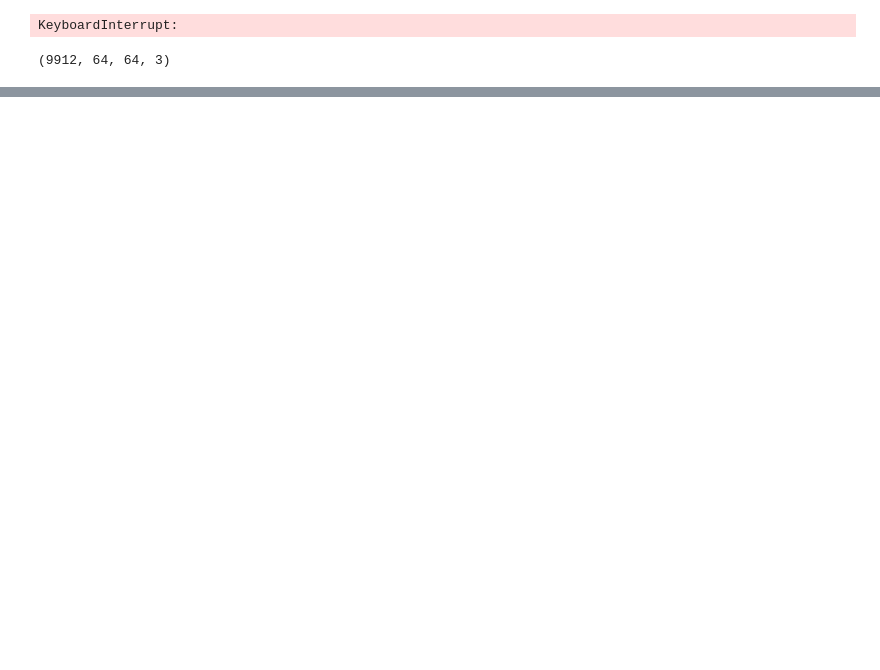
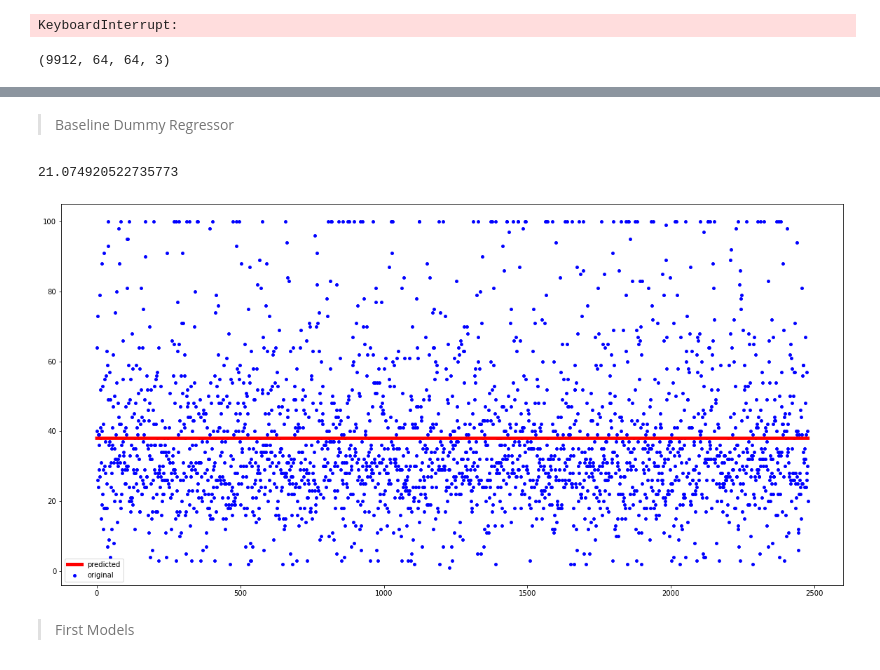
Before and after one commit to stevenaddison/Pet-Pawpularity, a Jupyter notebook: StevenNotebook.ipynb, the cells around one changed output, grey strips where cells are left out. Saved outputs shown, nothing was run; the diff lists cells and outputs as text; code cells hidden in the pictures; blank space fills up the shorter version.

```diff
--- a/StevenNotebook.ipynb
+++ b/StevenNotebook.ipynb
@@ -659,0 +188,23 @@ Epoch 5/5
+# %% [markdown]
+> Baseline Dummy Regressor
+# %%
+baseline = DummyRegressor(strategy="mean")
+baseline.fit (X_train,y_train)
+y_hat_test = baseline.predict(X_test)
+baseline_rmse = mse(y_test, y_hat_test, squared=False)
+# %%
+baseline_rmse
+# %% [output]
+21.074920522735773
+# %%
+ypred = baseline.predict(X_test)
+x_ax = range(len(ypred))
+plt.figure(figsize=(20,10))
+plt.scatter(x_ax, y_test, s=15, color="blue", label="original")
+plt.plot(x_ax, ypred, lw=5, color="red", label="predicted")
+plt.legend()
+plt.show()
+# %% [output]
+[figure, added]
+# %% [markdown]
+> First Models
```
Also changed, not shown: parts of 61 cells of this notebook.
